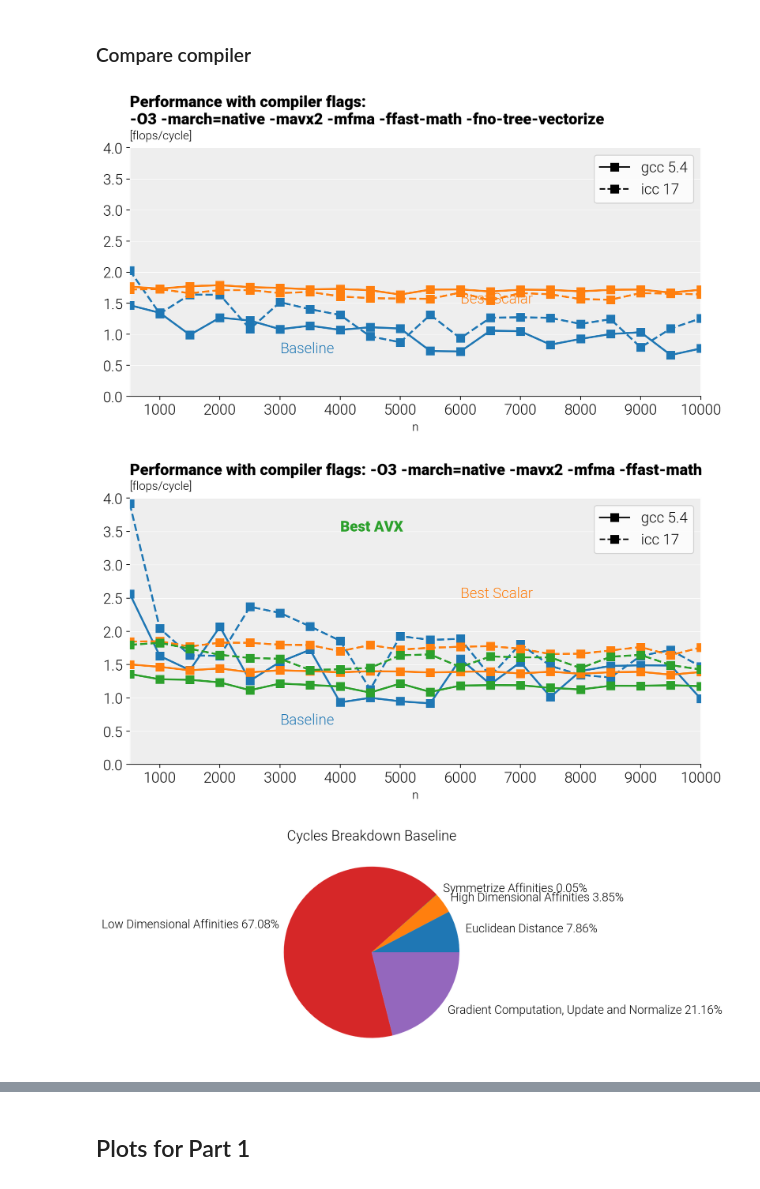
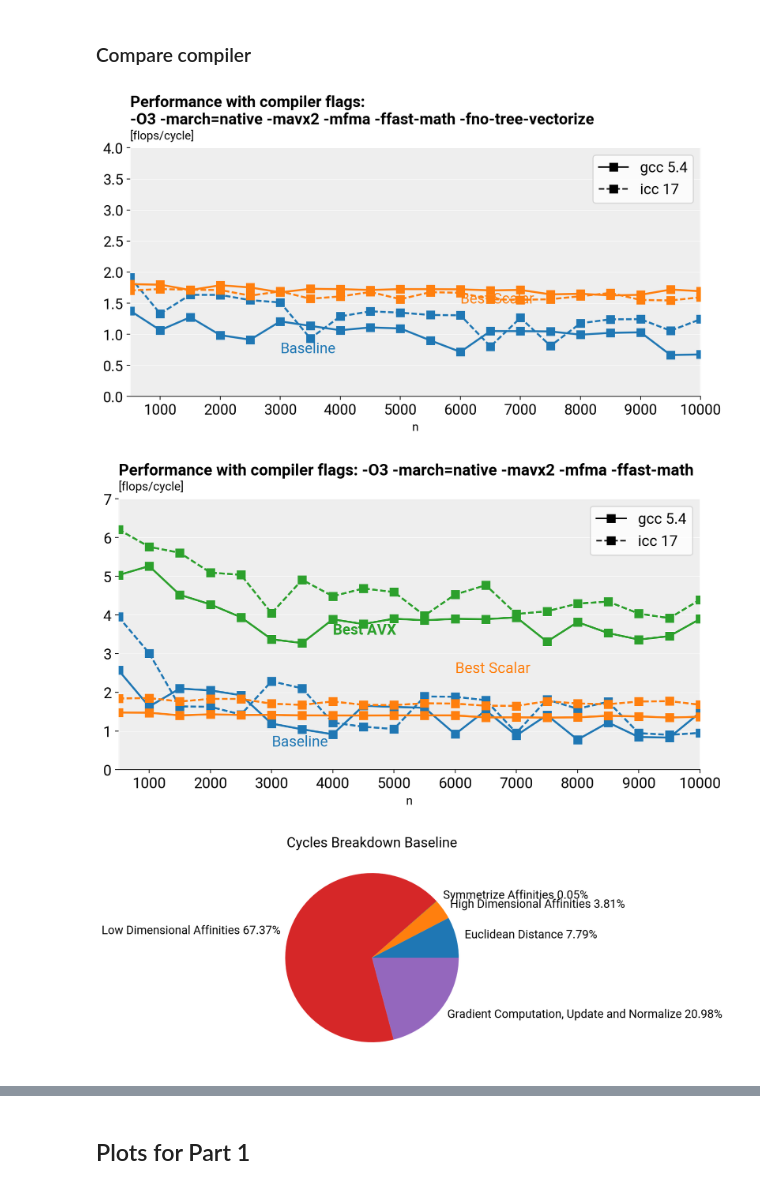
Before and after one commit to albertomontesg/fast-tsne, a Jupyter notebook: report/Report Calculations and Plots.ipynb, the cells around one changed output, grey strips where cells are left out. Drawn from its saved outputs; the diff is of its cells as text; code cells hidden in the pictures.

Commit message:
updated benchmark results

```diff
--- a/report/Report Calculations and Plots.ipynb
+++ b/report/Report Calculations and Plots.ipynb
@@ -246,8 +246,8 @@ def get_flops(iters, implementation):
 # %% [markdown]
 ### Compare compiler
 # %%
-results_dir = "../code/implementations/tsne_exact_final/toaster_bench/"
-results_dir_fix = "../code/implementations/tsne_exact_final/toaster_bench_fix/"
+results_dir = "../code/implementations/tsne_exact_final/toaster_bench_final/"
+results_dir_fix = "../code/implementations/tsne_exact_final/toaster_bench_final/"
 
 def load_run(name, results_dir):
     implementation = name.split("_")[0]
@@ -349,7 +349,7 @@ ax.set_xticklabels(np.arange(1000, 10000+1, 1000))
 
 plt.show()
 # %% [output]
-[figure, old version]
+[figure, new version]
 # %%
 mpl.rcParams['figure.figsize'] = (8.1, 5)
 title = r"Performance with compiler flags: -O3 -march=native -mavx2 -mfma -ffast-math"
@@ -361,7 +361,7 @@ markersize = 8
 labels_fontsize = 12
 fontsize = 20
 xlabel = "n"
-ymax = 4
+ymax = 7
 
 fig = plt.figure()
 if title:
@@ -397,34 +397,34 @@ ax.set_ylim([0, ymax])
 # on the axis title
 exponent_text = ''
 ax.ticklabel_format(axis='y', style='sci')
 plt.draw()
 if ax.yaxis.get_offset_text().get_text() != '':
     ax.yaxis.major.formatter._useMathText = True
     plt.draw()
     exponent_text = '[{}]'.format(ax.yaxis.get_offset_text().get_text())
     ax.yaxis.offsetText.set_visible(False)
 
 ax.set_title(
     '[{}]{}'.format(ylabel, exponent_text),
     fontsize=labels_fontsize,
     position=(0, 1.0),
     ha='left',
     va='bottom')
 
 ax.yaxis.grid(color='#ffffff', linestyle='-', linewidth=.5)
 ax.set_facecolor('#eeeeee')
 ax.spines['right'].set_visible(False)
 ax.spines['left'].set_visible(False)
 ax.spines['top'].set_visible(False)
 ax.get_xaxis().tick_bottom()
 ax.get_yaxis().tick_left()
 
 ax.set_xticks(np.arange(1000, 10000+1, 1000))
 ax.set_xticklabels(np.arange(1000, 10000+1, 1000))
 
 plt.show()
 # %% [output]
-[figure, old version]
+[figure, new version]
 # %%
 functions_list = [
     "Euclidean Distance",
@@ -448,7 +448,7 @@ plt.title("Cycles Breakdown Baseline")
 
 plt.show()
 # %% [output]
-[figure, old version]
+[figure, new version]
 # %%
 functions_list = [
     #"Difference",
```
Also changed, not shown: parts of 2 cells of this notebook, 20 other files.
